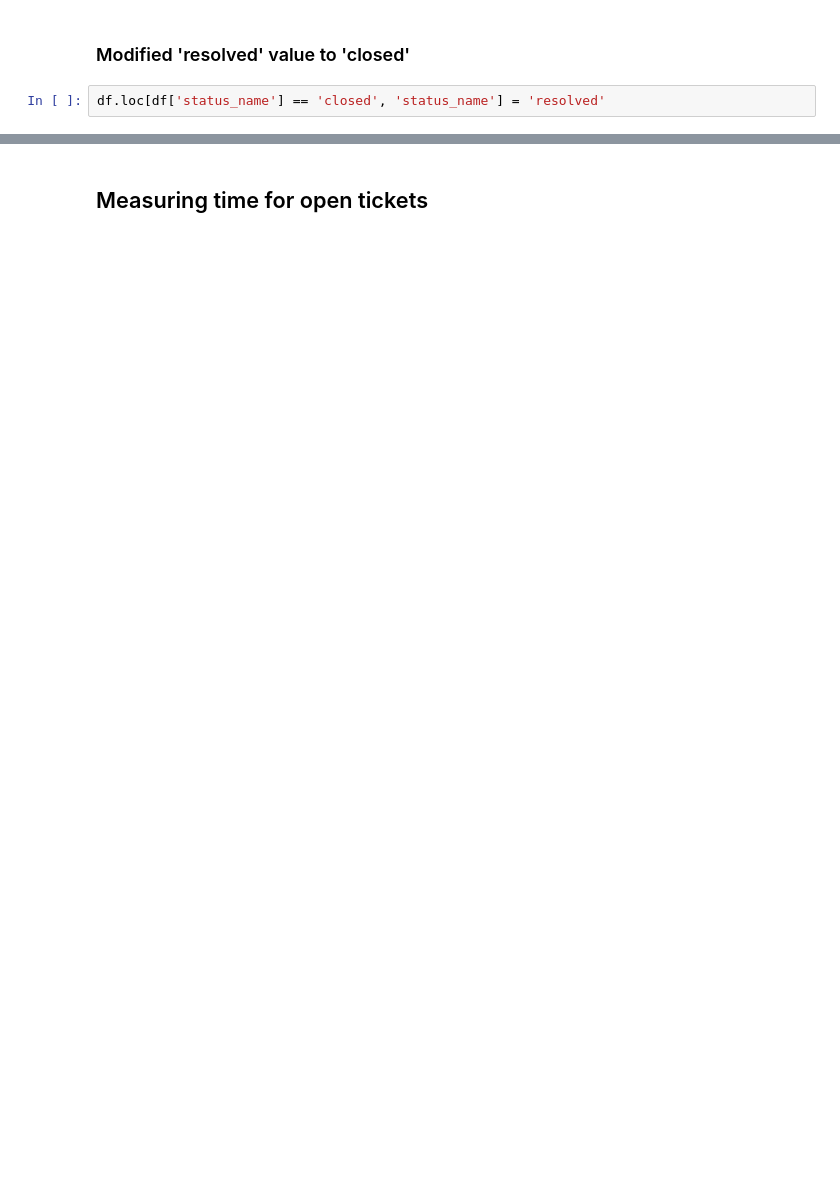
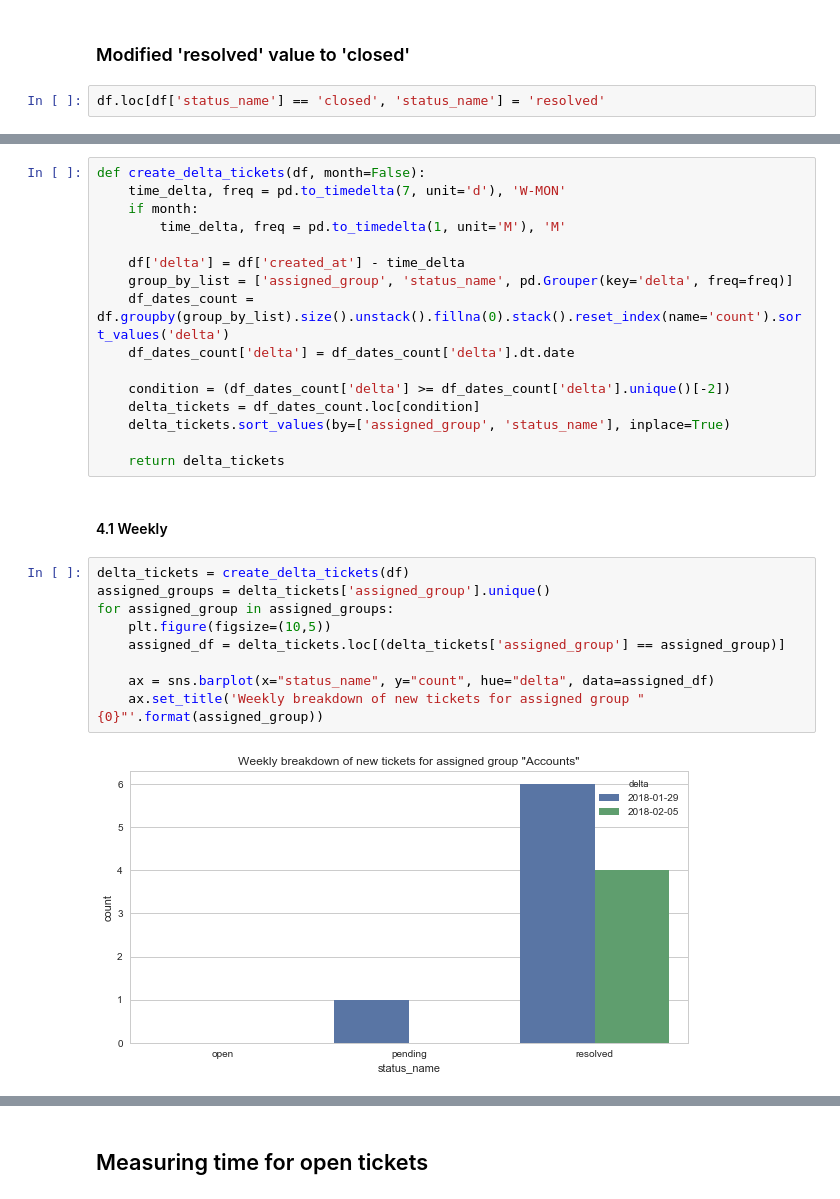
Before and after one commit to JorgeMartinezG/firecares-stats, a Jupyter notebook: Tickets analysis.ipynb, the cells around one changed output, grey strips where cells are left out. Cells and saved outputs as stored; diff of their text form; blank space fills up the shorter version.

```diff
--- a/Tickets analysis.ipynb
+++ b/Tickets analysis.ipynb
@@ -50,0 +72,29 @@ sns.heatmap(df_heatmap, annot=True, fmt="d", cmap='BuGn')
+# %%
+def create_delta_tickets(df, month=False):
+    time_delta, freq = pd.to_timedelta(7, unit='d'), 'W-MON'
+    if month:
+        time_delta, freq = pd.to_timedelta(1, unit='M'), 'M'
+
+    df['delta'] = df['created_at'] - time_delta
+    group_by_list = ['assigned_group', 'status_name', pd.Grouper(key='delta', freq=freq)]
+    df_dates_count = df.groupby(group_by_list).size().unstack().fillna(0).stack().reset_index(name='count').sort_values('delta')
+    df_dates_count['delta'] = df_dates_count['delta'].dt.date
+
+    condition = (df_dates_count['delta'] >= df_dates_count['delta'].unique()[-2])
+    delta_tickets = df_dates_count.loc[condition]
+    delta_tickets.sort_values(by=['assigned_group', 'status_name'], inplace=True)
+
+    return delta_tickets
+# %% [markdown]
+#### 4.1 Weekly
+# %%
+delta_tickets = create_delta_tickets(df)
+assigned_groups = delta_tickets['assigned_group'].unique()
+for assigned_group in assigned_groups:
+    plt.figure(figsize=(10,5))
+    assigned_df = delta_tickets.loc[(delta_tickets['assigned_group'] == assigned_group)]
+
+    ax = sns.barplot(x="status_name", y="count", hue="delta", data=assigned_df)
+    ax.set_title('Weekly breakdown of new tickets for assigned group "{0}"'.format(assigned_group))
+# %% [output]
+[figure, added]
```
Also changed, not shown: parts of 21 cells of this notebook.
